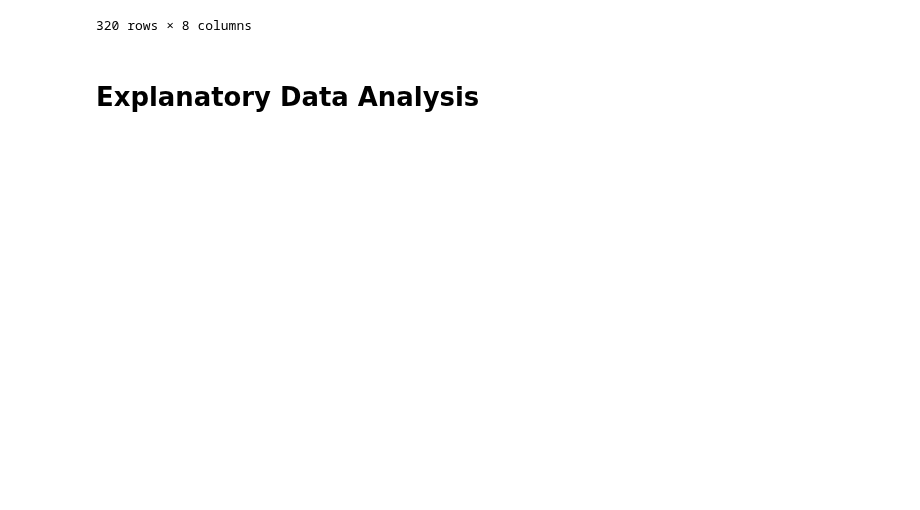
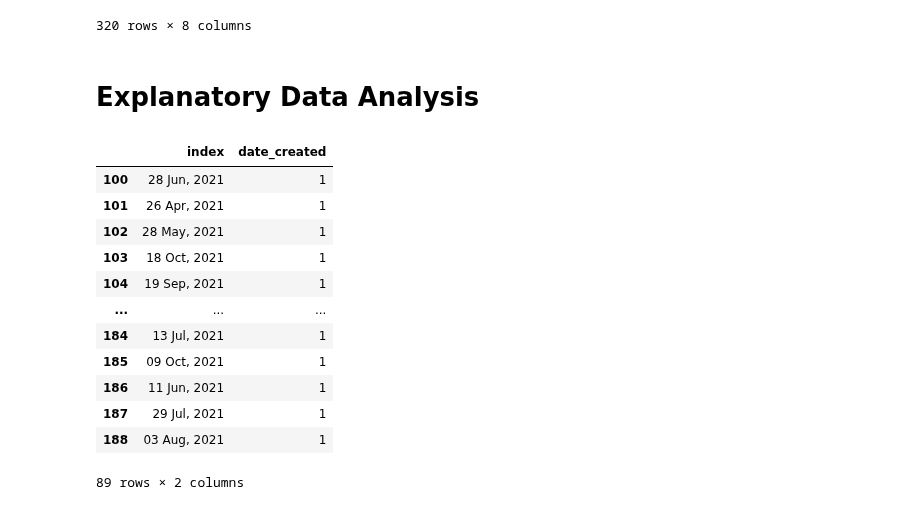
Before and after one commit to pedrosanhueza/Web-Scrape, a Jupyter notebook: Job Board Neuralink/Neuralink - Code/mutual - 07-11-22.ipynb, the cells around one changed output. Saved outputs shown, nothing was run; the diff lists cells and outputs as text; code cells hidden in the pictures; blank space fills up the shorter version.

```diff
--- a/Job Board Neuralink/Neuralink - Code/mutual - 07-11-22.ipynb
+++ b/Job Board Neuralink/Neuralink - Code/mutual - 07-11-22.ipynb
@@ -65,0 +63,16 @@ data = data.astype({'votes': 'float','comments': 'float'}, copy=True)
+# %%
+data['date_created']
+# %% [output]
+|  | index | date_created |
+| 100 | 28 Jun, 2021 | 1 |
+| 101 | 26 Apr, 2021 | 1 |
+| 102 | 28 May, 2021 | 1 |
+| 103 | 18 Oct, 2021 | 1 |
+| 104 | 19 Sep, 2021 | 1 |
+| ... | ... | ... |
+| 184 | 13 Jul, 2021 | 1 |
+| 185 | 09 Oct, 2021 | 1 |
+| 186 | 11 Jun, 2021 | 1 |
+| 187 | 29 Jul, 2021 | 1 |
+| 188 | 03 Aug, 2021 | 1 |
+89 rows × 2 columns
```
Also changed, not shown: parts of 10 cells of this notebook.
